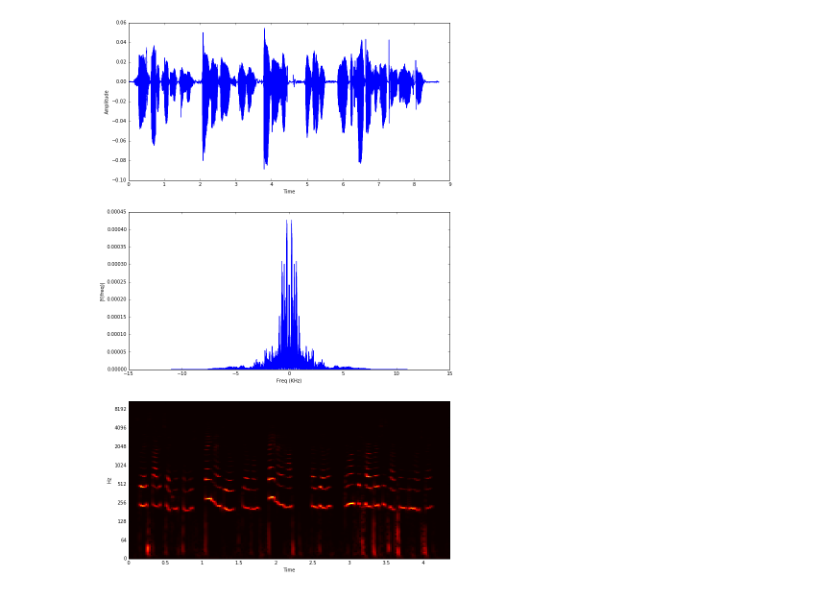
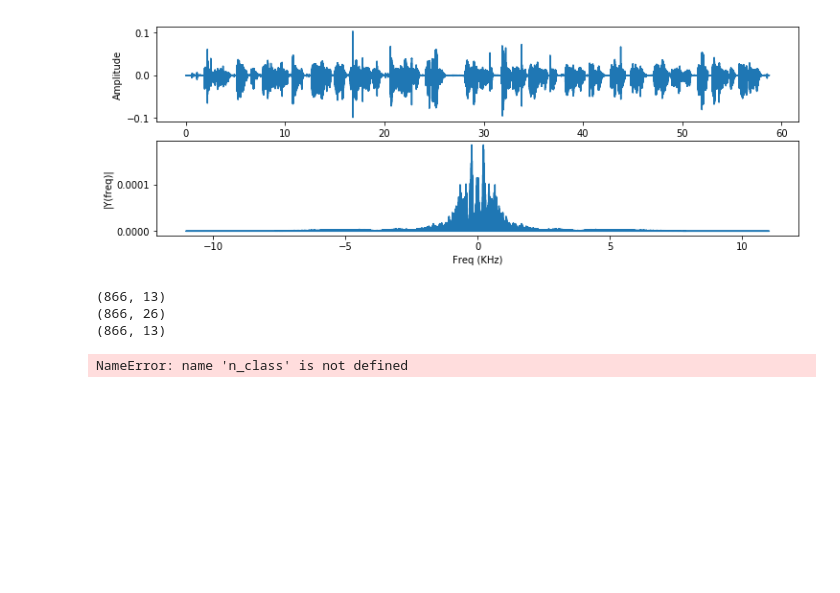
Before and after one commit to layman-n-ish/Dialect-Classification, a Jupyter notebook: Analysis.ipynb, the cells around one changed output. Saved outputs shown, nothing was run; the diff lists cells and outputs as text; code cells hidden in the pictures; blank space fills up the shorter version.

```diff
--- a/Analysis.ipynb
+++ b/Analysis.ipynb
@@ -17,17 +39,17 @@ def audio_plot(audio_file):
     #print(Fs)
 
     Ts = 1.0/Fs #Time step of a single sample
-    t = np.arange(0, len(audio)/Fs, Ts) #time vector
+    t = numpy.arange(0, len(audio)/Fs, Ts) #time vector
 
     N = len(audio) #total number of samples
-    #k = np.arange(N)
+    #k = numpy.arange(N)
     #T = N/Fs #time duration of the audio signal
     #f = k/T #since I need total 'k' samples in the time duration of the audio
-    f = np.fft.fftfreq(N, d=Ts)
+    f = numpy.fft.fftfreq(N, d=Ts)
 
-    fft_audio = np.fft.fft(audio)/N
+    fft_audio = numpy.fft.fft(audio)/N
 
-    fig, ax = plt.subplots(3, 1, figsize=(12, 20))
+    fig, ax = plt.subplots(2, 1, figsize=(12, 4))
     ax[0].plot(t, audio)
     ax[0].set_xlabel('Time')
     ax[0].set_ylabel('Amplitude')
@@ -35,12 +57,6 @@ def audio_plot(audio_file):
     ax[1].plot(f/1000, abs(fft_audio))
     ax[1].set_xlabel('Freq (KHz)')
     ax[1].set_ylabel('|Y(freq)|')
-
-
-    n_fft = 4096
-    aud_stft = np.abs(lr.stft(aud, n_fft=n_fft, win_length=int(n_fft)))
-    fig = lr.display.specshow(aud_stft, y_axis='log', x_axis='time', cmap='hot')
-    ax[2] = fig
 # %%
 n_class = 9
 n_aud_files = 67
@@ -54,19 +70,29 @@ for (i, session) in zip(range(n_class), data_folder):
     for (j, aud_file) in zip(range(n_aud_files), glob.glob("%s/*"%session)):
         files[i][j] = aud_file
 # %%
-audio_plot('../Read_Up/IDR1/06.wav')
+audio_plot('../Read_Up/IDR1/1.wav')
 # %% [output]
-[figure, old version]
+[figure, new version]
 # %%
-audio, Fs = lr.load('../Read_Up/IDR1/01.wav')
-mfcc_feat = mfcc(audio, Fs)
+audio, Fs = lr.load('Read_Up/IDR1/6.wav') #fs = 22050
+mfcc_feat = mfcc(audio, Fs, winlen=0.023)
 d_mfcc_feat = delta(mfcc_feat, 2)
-fbank_feat = logfbank(audio, Fs)
+fbank_feat = logfbank(audio, Fs, winlen=0.023)
+
+#551=Fs*25ms
+
+print(mfcc_feat.shape)
+print(fbank_feat.shape)
+print(d_mfcc_feat.shape)
+# %% [output]
+(866, 13)
+(866, 26)
+(866, 13)
 # %%
-audio_files = np.ndarray((n_class, n_aud_files))
+audio_files = []
 for i in range(n_class):
-    print("Class: %d"%i)
     for j in range(n_aud_files):
         aud, Fs = lr.load(files[i][j])
-        np.append(audio_files[i][j], aud)
-        print("File num: %d"%j)
+        audio_files.append([aud, Fs, i])
+# %% [output]
+NameError: name 'n_class' is not defined
```
Also changed, not shown: parts of 18 cells of this notebook, 2 other files.
